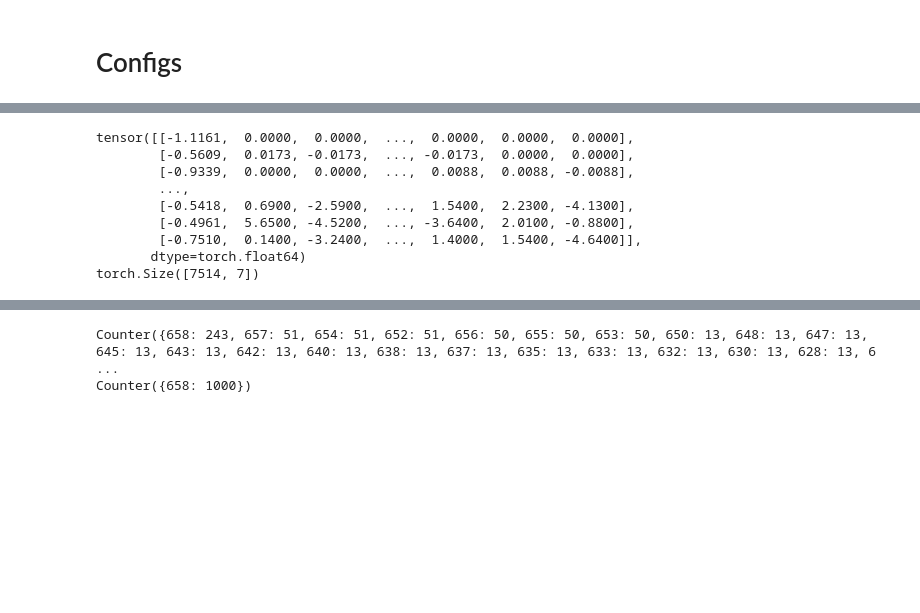
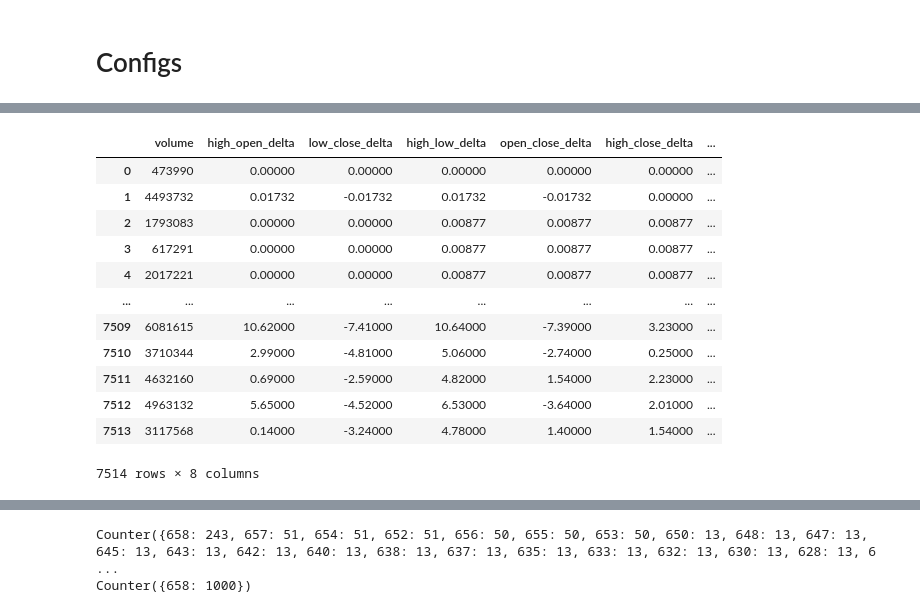
Before and after one commit to minavyoussef/be-mil, a Jupyter notebook: training.ipynb, the cells around one changed output, grey strips where cells are left out. Drawn from its saved outputs; the diff is of its cells as text; code cells hidden in the pictures; blank space fills up the shorter version.

```diff
--- a/training.ipynb
+++ b/training.ipynb
@@ -105,24 +140,18 @@ df
-# %%
-features_set = ['volume',
-            'high_open_delta',
-            'low_close_delta',
-            'high_low_delta',
-            'open_close_delta',
-            'high_close_delta',
-            'low_open_delta']
-target = ['close_delta']
-torch_tensor = torch.tensor(df[features_set].values)
-
-# printing out result
-print(torch_tensor)
-print(torch_tensor.size())
-# %% [output]
-tensor([[-1.1161,  0.0000,  0.0000,  ...,  0.0000,  0.0000,  0.0000],
-        [-0.5609,  0.0173, -0.0173,  ..., -0.0173,  0.0000,  0.0000],
-        [-0.9339,  0.0000,  0.0000,  ...,  0.0088,  0.0088, -0.0088],
-        ...,
-        [-0.5418,  0.6900, -2.5900,  ...,  1.5400,  2.2300, -4.1300],
-        [-0.4961,  5.6500, -4.5200,  ..., -3.6400,  2.0100, -0.8800],
-        [-0.7510,  0.1400, -3.2400,  ...,  1.4000,  1.5400, -4.6400]],
-       dtype=torch.float64)
-torch.Size([7514, 7])
+# %%
+df.drop([f'{raw_target}_t1'], axis=1, inplace=True)
+df.drop(raw_data_removed_features_set, axis=1, inplace=True)
+df
+# %% [output]
+|  | volume | high_open_delta | low_close_delta | high_low_delta | open_close_delta | high_close_delta | ... |
+| 0 | 473990 | 0.00000 | 0.00000 | 0.00000 | 0.00000 | 0.00000 | ... |
+| 1 | 4493732 | 0.01732 | -0.01732 | 0.01732 | -0.01732 | 0.00000 | ... |
+| 2 | 1793083 | 0.00000 | 0.00000 | 0.00877 | 0.00877 | 0.00877 | ... |
+| 3 | 617291 | 0.00000 | 0.00000 | 0.00877 | 0.00877 | 0.00877 | ... |
+| 4 | 2017221 | 0.00000 | 0.00000 | 0.00877 | 0.00877 | 0.00877 | ... |
+| ... | ... | ... | ... | ... | ... | ... | ... |
+| 7509 | 6081615 | 10.62000 | -7.41000 | 10.64000 | -7.39000 | 3.23000 | ... |
+| 7510 | 3710344 | 2.99000 | -4.81000 | 5.06000 | -2.74000 | 0.25000 | ... |
+| 7511 | 4632160 | 0.69000 | -2.59000 | 4.82000 | 1.54000 | 2.23000 | ... |
+| 7512 | 4963132 | 5.65000 | -4.52000 | 6.53000 | -3.64000 | 2.01000 | ... |
+| 7513 | 3117568 | 0.14000 | -3.24000 | 4.78000 | 1.40000 | 1.54000 | ... |
+7514 rows × 8 columns
```
Also changed, not shown: parts of 21 cells of this notebook, 1 other file.
